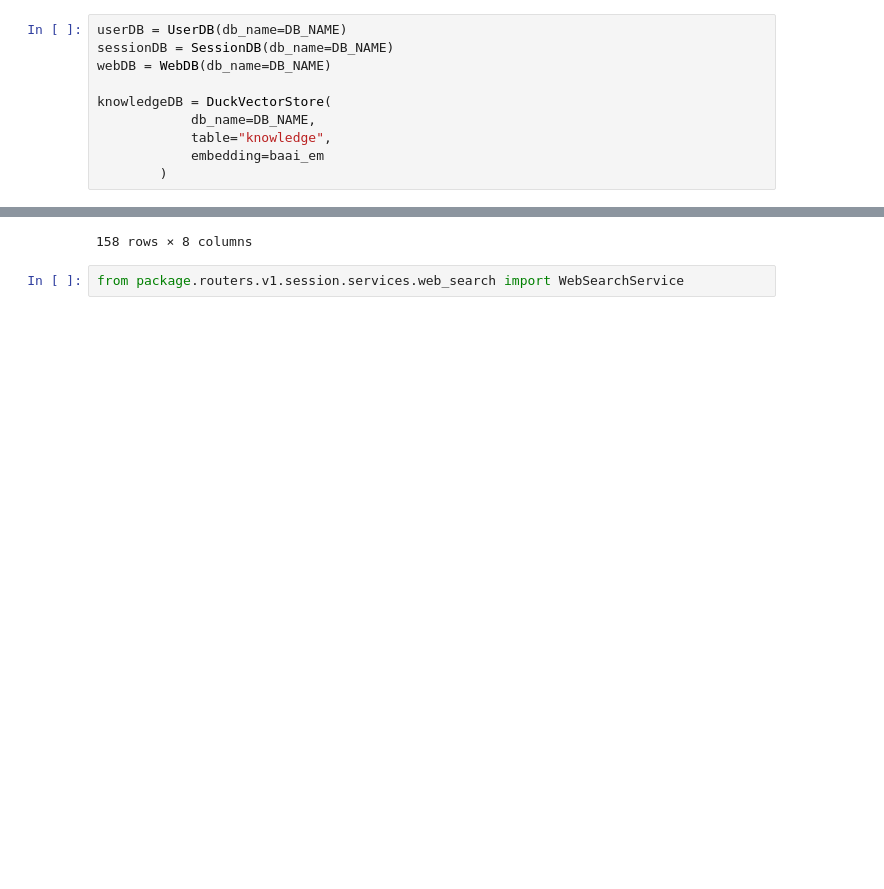
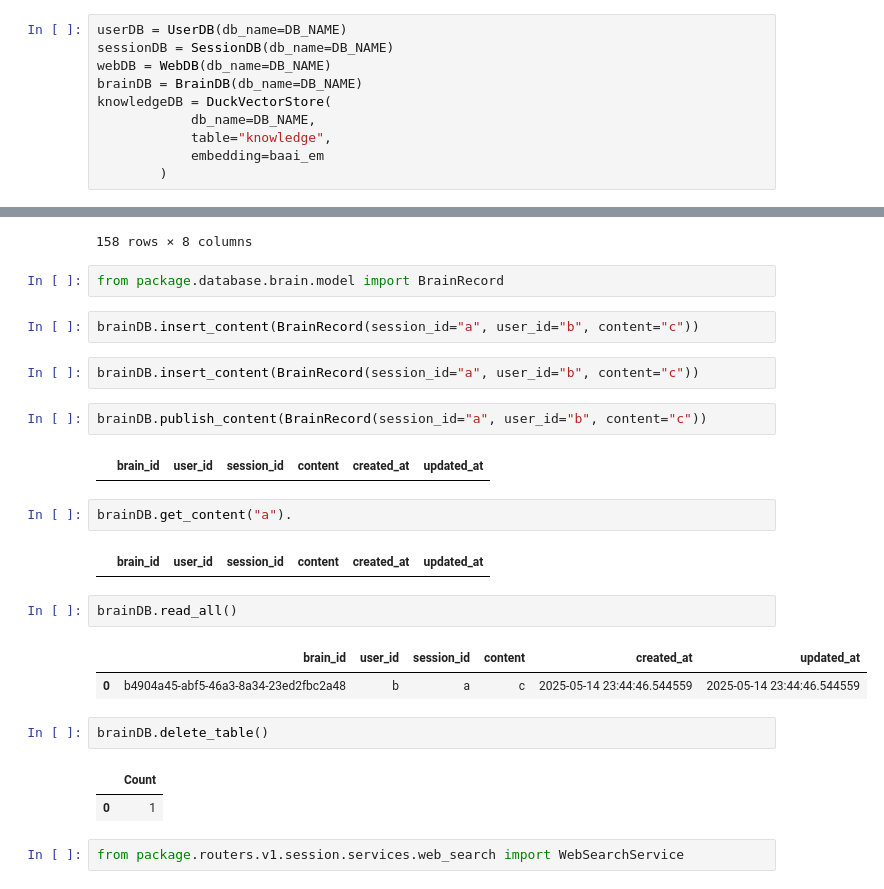
Before and after one commit to datanooblol/broai-research-rocket, a Jupyter notebook: debug.ipynb, the cells around one changed output, grey strips where cells are left out. Saved outputs shown, nothing was run; the diff lists cells and outputs as text; blank space fills up the shorter version.

```diff
--- a/debug.ipynb
+++ b/debug.ipynb
@@ -15,7 +16,7 @@ baai_em = BAAIEmbedding()
 userDB = UserDB(db_name=DB_NAME)
 sessionDB = SessionDB(db_name=DB_NAME)
 webDB = WebDB(db_name=DB_NAME)
-
+brainDB = BrainDB(db_name=DB_NAME)
 knowledgeDB = DuckVectorStore(
             db_name=DB_NAME,
             table="knowledge",
@@ -56,6 +55,30 @@ webDB.read_all()
 | 156 | 1a3bf7fd-ac2c-4d1b-ae6d-e5656f5decb0 | 4aeea55e-afa3-4660-bfc9-c46ab1045ecf | https://userpilot.com/blog/custom... | A customer segmentation strategy ... | done |  | 2025-05-13 18:23:15.931996 | 2025-05-13 18:23:51.034972 |
 | 157 | 86d3006e-8f3e-41ba-9f8a-041933aa0434 | 4aeea55e-afa3-4660-bfc9-c46ab1045ecf | https://www.putler.com/customer-s... | 29 Mar 2024 — To group your custo... | done |  | 2025-05-13 18:23:15.932013 | 2025-05-13 18:23:51.034979 |
 158 rows × 8 columns
+# %%
+from package.database.brain.model import BrainRecord
+# %%
+brainDB.insert_content(BrainRecord(session_id="a", user_id="b", content="c"))
+# %%
+brainDB.insert_content(BrainRecord(session_id="a", user_id="b", content="c"))
+# %%
+brainDB.publish_content(BrainRecord(session_id="a", user_id="b", content="c"))
+# %% [output]
+|  | brain_id | user_id | session_id | content | created_at | updated_at |
+# %%
+brainDB.get_content("a").
+# %% [output]
+|  | brain_id | user_id | session_id | content | created_at | updated_at |
+# %%
+brainDB.read_all()
+# %% [output]
+|  | brain_id | user_id | session_id | content | created_at | updated_at |
+| 0 | b4904a45-abf5-46a3-8a34-23ed2fbc2a48 | b | a | c | 2025-05-14 23:44:46.544559 | 2025-05-14 23:44:46.544559 |
+# %%
+brainDB.delete_table()
+# %% [output]
+|  | Count |
+| 0 | 1 |
 # %%
 from package.routers.v1.session.services.web_search import WebSearchService
 # %%
```
Also changed, not shown: parts of 2 cells of this notebook, 19 other files.
